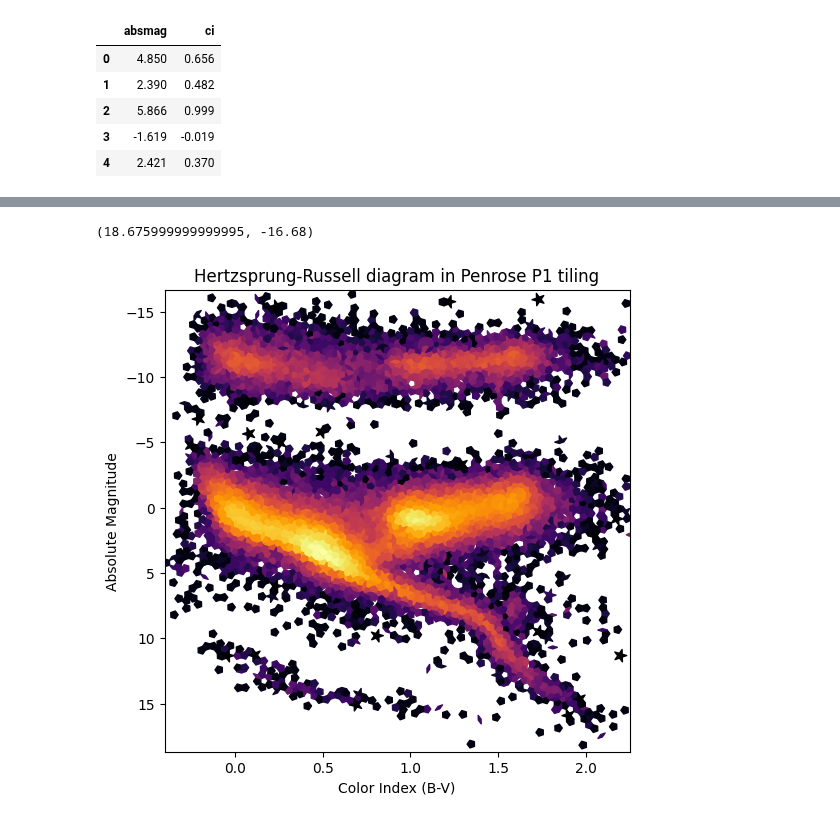
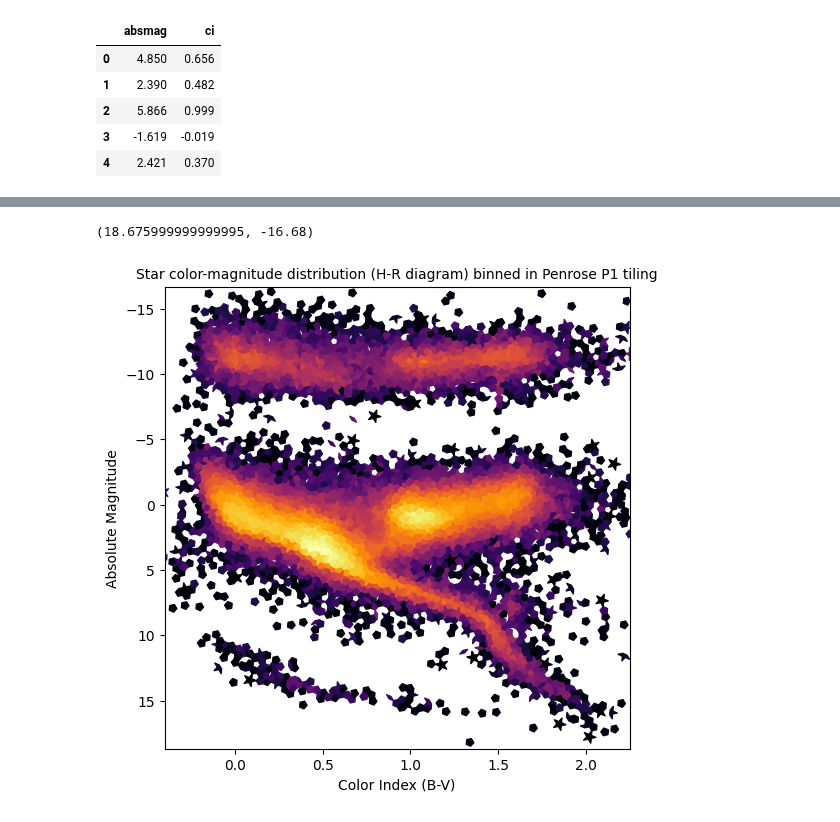
Before and after one commit to nj-vs-vh/funbin, a Jupyter notebook: paper.ipynb, the cells around one changed output, grey strips where cells are left out. Drawn from its saved outputs; the diff is of its cells as text; code cells hidden in the pictures.

Commit message:
wip paper plots

```diff
--- a/paper.ipynb
+++ b/paper.ipynb
@@ -6,6 +9,10 @@ from matplotlib import pyplot as plt
 
 from funbin import funbin
 from funbin.penrose import penrose_tiling
+# %%
+plt.rc("figure", figsize=(6, 6))
+plt.rc("image", cmap="inferno")
+plt.rc("axes", titlesize=10)
 # %% [markdown]
 # Penrose tilings
 
@@ -38,23 +47,22 @@ Tiling produced in 27.579 sec
 # %%
 fig, ax = plt.subplots(figsize=(6, 6))
 
 pc = funbin(
     ax,
     x=hyg["ci"].to_numpy(),
     y=hyg["absmag"].to_numpy(),
     tiling=penrose_p1,
     norm="log",
-    cmap="inferno",
     # edgecolors="lightgray",
     # linewidth=0.3,
 )
 # fig.colorbar(pc, ax=ax)
-ax.set_title("Hertzsprung-Russell diagram in Penrose P1 tiling")
+ax.set_title("Star color-magnitude distribution (H-R diagram) binned in Penrose P1 tiling")
 ax.set_xlabel("Color Index (B-V)")
 ax.set_ylabel("Absolute Magnitude")
 ymin, ymax = ax.get_ylim()
 ax.set_ylim(ymax, ymin)
 # fig.savefig(".png", dpi=72)
 # %% [output]
 (18.675999999999995, -16.68)
-[figure, old version]
+[figure, new version]
```
Also changed, not shown: parts of 10 cells of this notebook, 1 other file.
